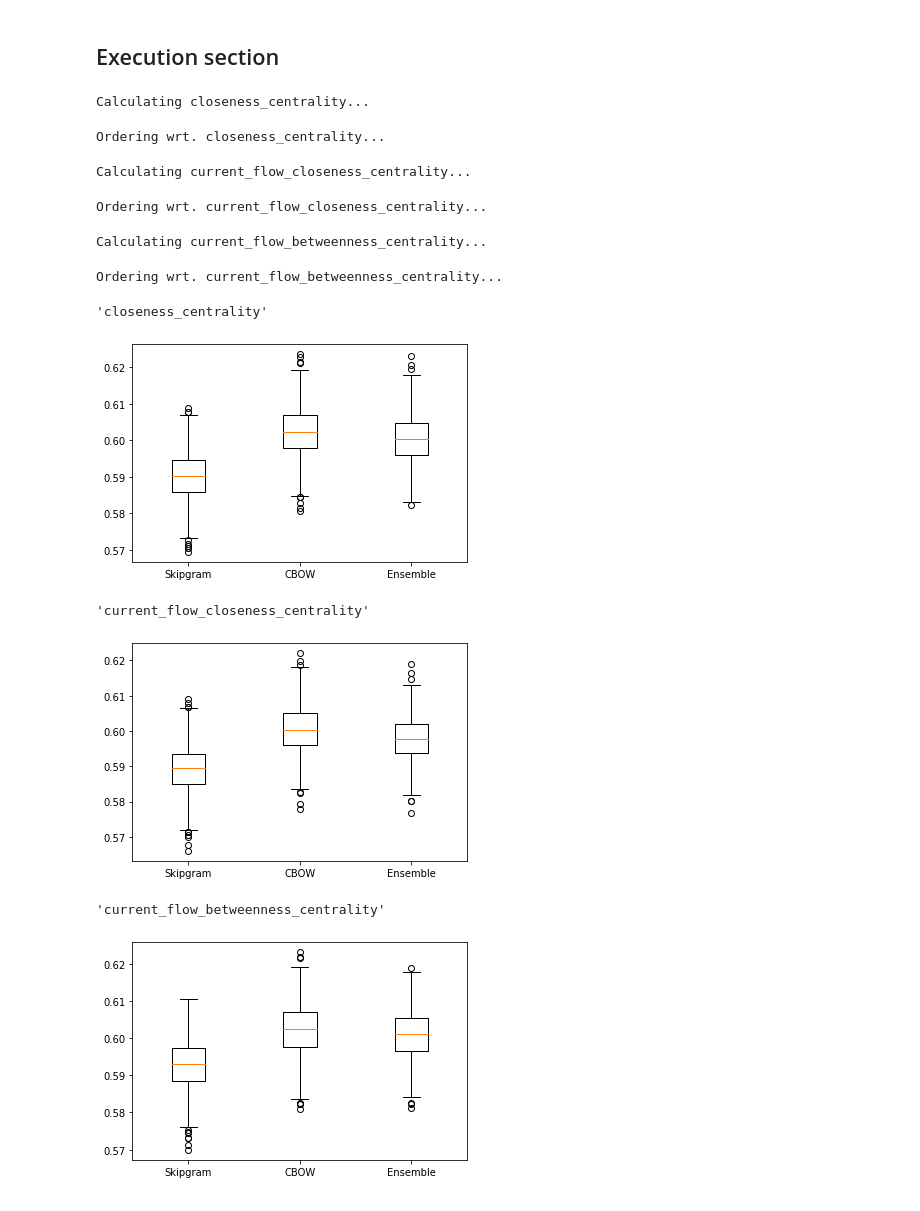
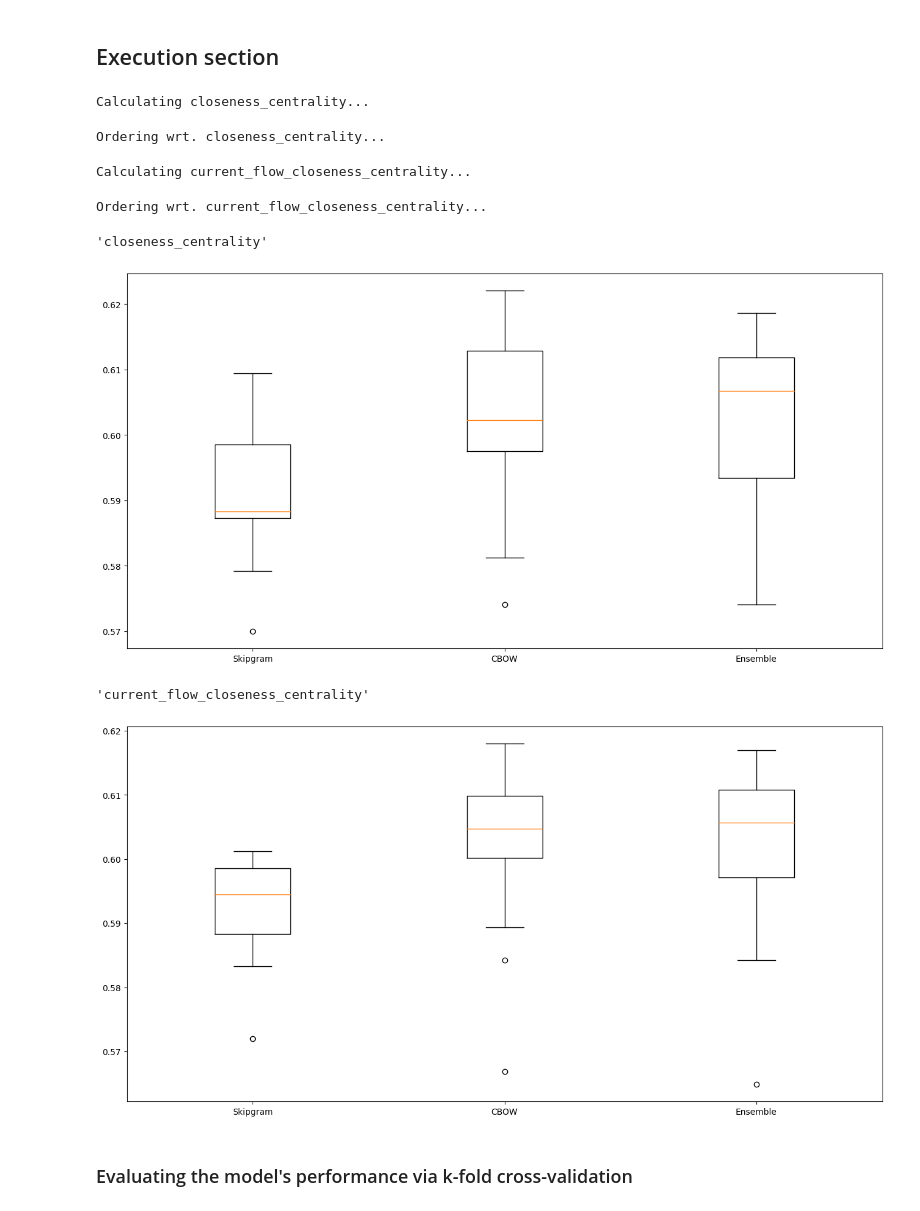
Before and after one commit to ejowik/2023L-machine-learning-on-graphs, a Jupyter notebook: notebooks/experiments_with_ordering.ipynb, the cells around one changed output. Cells and saved outputs as stored; diff of their text form; code cells hidden in the pictures.

Commit message:
experiments with weighting function

```diff
--- a/notebooks/experiments_with_ordering.ipynb
+++ b/notebooks/experiments_with_ordering.ipynb
@@ -78,3 +87,6 @@ expt_iter_num = 1000  # number of models to train
+# %%
+subset_card = len(graphs)  # number of graphs
+cross_val_k = 13  # number of folds to perform in cross-validation (could be odd int or LeaveOneOut())
 # %%
 MEASURES = [
     # nx.pagerank,
@@ -83,7 +95,7 @@ MEASURES = [
     nx.current_flow_closeness_centrality,
     # nx.information_centrality,  # identical to: current_flow_closeness_centrality
     # nx.betweenness_centrality,
-    nx.current_flow_betweenness_centrality,
+    # nx.current_flow_betweenness_centrality, #too long (50 minutes :'( )
     # nx.approximate_current_flow_betweenness_centrality,
 ]
 
@@ -103,16 +122,14 @@ KWARGS_DICT = {
 graphs_subset = graphs[:subset_card]
 
 order_dict = {}
-without = OurGraph2Vec(window_size=0)  # without
+without = OurGraph2Vec()  # without
 with_dm = OurGraph2Vec(cbowlike=True)  # with_dm (experiment)
-
-alpha = 1  # weight corresponding to with_dm embedding (component)
-beta = 1  # weight corresponding to with_dm embedding (component)
+ens_model = Ensemble_G2V(without, with_dm)
 # %%
 # in this cell, we create a dictionary of orders with the following structure:
 # order_dict = {
 #    measure: nested list of nodes sorted wrt. measure
-#}
+# }
 
 for measure in tqdm(MEASURES):
     # centralities calc.
@@ -120,7 +137,9 @@ for measure in tqdm(MEASURES):
 
     centralities = [None] * subset_card
     for idx, G in tqdm(enumerate(graphs_subset), total=subset_card):
-        centralities[idx] = calculate_measure(func=measure, G=G, kwargs=KWARGS_DICT[measure])
+        centralities[idx] = calculate_measure(
+            func=measure, G=G, kwargs=KWARGS_DICT[measure]
+        )
 
     # ordering wrt. centralities
     print(f"Ordering wrt. {measure.__name__}...")
@@ -135,58 +154,34 @@ Calculating closeness_centrality...
 Ordering wrt. closeness_centrality...
 Calculating current_flow_closeness_centrality...
 Ordering wrt. current_flow_closeness_centrality...
-Calculating current_flow_betweenness_centrality...
-Ordering wrt. current_flow_betweenness_centrality...
 # %%
 # in this cell we run experiments for all measures
 
 for measure, order in order_dict.items():
     display(measure.__name__)
 
     # benchmark
     without.fit(graphs_subset, orderings=order)
     with_dm.fit(graphs_subset, orderings=order)
+    ens_model.fit(graphs_subset, orderings=order)
 
     # experiment
-    no_dm_res = [0] * expt_iter_num
-    dm_res = [0] * expt_iter_num
-    ens_res = [0] * expt_iter_num
-
-    for it in tqdm(range(expt_iter_num)):
-        no_dm_res[it] = create_logreg_model(
-            without.get_embedding(), labels=labels[:subset_card]
-        )
-        dm_res[it] = create_logreg_model(
-            with_dm.get_embedding(), labels=labels[:subset_card]
-        )
-
-        # TODO: weighted ensemble of embeddings
-        ens_res[it] = create_logreg_model(
-            alpha*with_dm.get_embedding()+beta*without.get_embedding(),
-            labels=labels[:subset_card]
-        )
+    no_dm_res = cross_validate(without.get_embedding(), labels, cv=cross_val_k)
+    dm_res = cross_validate(with_dm.get_embedding(), labels, cv=cross_val_k)
+    ens_res = cross_validate(ens_model.get_embedding(), labels, cv=cross_val_k)
 
     # results
-    res_nested_list = [
-        no_dm_res,
-        dm_res,
-        ens_res
-
-    ]
-    axis_labels = [
-        'Skipgram',
-        'CBOW',
-        'Ensemble'
-    ]
+    res_nested_list = [no_dm_res, dm_res, ens_res]
+    axis_labels = ["Skipgram", "CBOW", "Ensemble"]
 
     n_items = len(res_nested_list)
     plt.boxplot(res_nested_list, positions=range(n_items))
     plt.xticks(range(n_items), labels=axis_labels[:n_items])
     plt.show()
 # %% [output]
 'closeness_centrality'
-[figure, old version]
+[figure, new version]
 'current_flow_closeness_centrality'
-[figure, old version]
+[figure, new version]
-'current_flow_betweenness_centrality'
-[figure, removed]
+# %% [markdown]
+### Evaluating the model's performance via k-fold cross-validation
```
Also changed, not shown: parts of 8 cells of this notebook, 1 other file.
